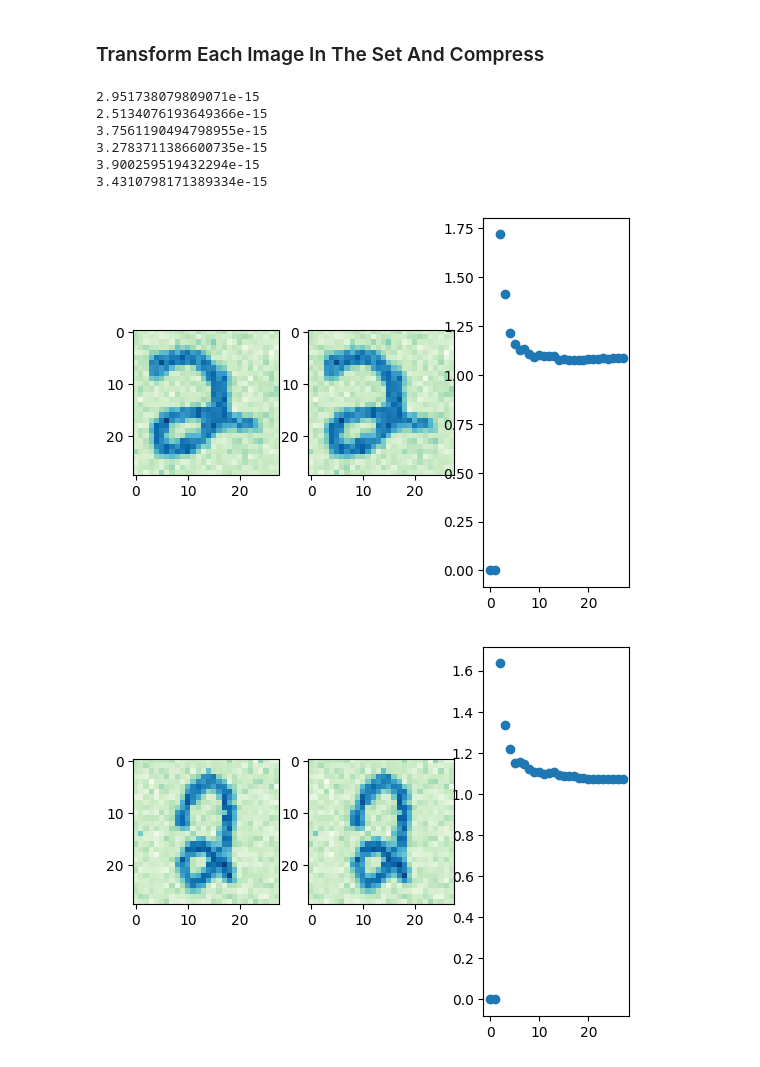
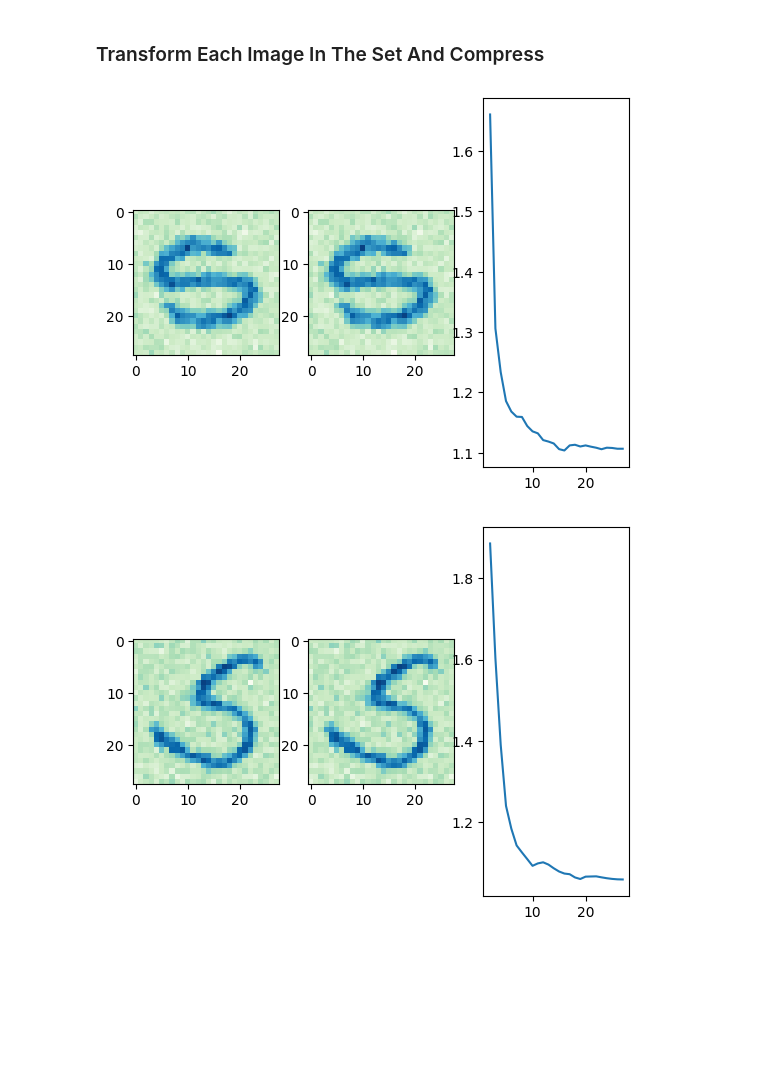
Before and after one commit to codycosta/ENGR201, a Jupyter notebook: linear-algebra-hw7.ipynb, the cells around one changed output. Cells and saved outputs as stored; diff of their text form; code cells hidden in the pictures; blank space fills up the shorter version.

```diff
--- a/linear-algebra-hw7.ipynb
+++ b/linear-algebra-hw7.ipynb
@@ -231,3 +231,3 @@ def view_one_image(index, dataset=emnist_digits):
 # %%
-DIGIT = 2
+DIGIT = 5
 # %% [markdown]
@@ -277,34 +280,43 @@ def vary_components(image_vector, noise_level):
 # %%
 for row in range(IMAGE_SET_SIZE):
 
     ''' transform each training image '''
 
     img = training_images[row, :].reshape([IMAGE_ROWS, IMAGE_ROWS]).T
     img_pca_model = PCA(n_components=IMAGE_ROWS)
     img_pca_model.fit(img)
 
     img_space = img_pca_model.transform(img)
     # print(img_space.shape)
 
+
     ''' inverse transform trainign images '''
+
     img_reconstruct = img_pca_model.inverse_transform(img_space)
     # print(img_reconstruct.shape)
 
+
     ''' subplots for each image and reconstruction '''
+
+    # plt.subplot(1, 3, 1)
+
+    # plt.imshow(img, cmap='GnBu')
+
+    # plt.subplot(1, 3, 2)
+
+    # plt.imshow(img_reconstruct, cmap='GnBu')
+
+    # plt.subplot(1, 3, 3)
+
+    # plt.plot(range(IMAGE_ROWS), vary_components(training_images[row, :], GAUSSIAN_NOISE * 3))
 
     fit, axes = plt.subplots(1, 3)
 
     axes[0].imshow(img, cmap='GnBu')
     axes[1].imshow(img_reconstruct, cmap='GnBu')
-    axes[2].plot(vary_components(training_images[row, :], GAUSSIAN_NOISE * 3), 'o')
+    axes[2].plot(range(2, IMAGE_ROWS), vary_components(training_images[row, :], GAUSSIAN_NOISE * 3)[2:])
 
-    print(mean_square_error(img_reconstruct.reshape(IMAGE_ROWS**2), img.reshape(IMAGE_ROWS**2)))
+    # print(mean_square_error(img_reconstruct.reshape(IMAGE_ROWS**2), img.reshape(IMAGE_ROWS**2)))
 # %% [output]
-2.951738079809071e-15
-2.5134076193649366e-15
-3.7561190494798955e-15
-3.2783711386600735e-15
-3.900259519432294e-15
-3.4310798171389334e-15
-[figure, old version]
+[figure, new version]
-[figure, old version]
+[figure, new version]
```
Also changed, not shown: parts of 15 cells of this notebook.
